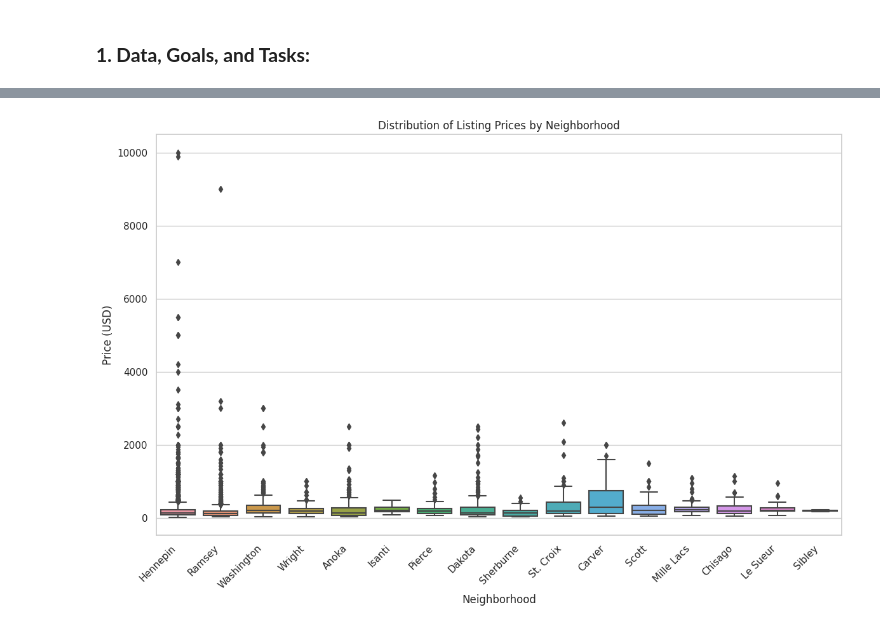
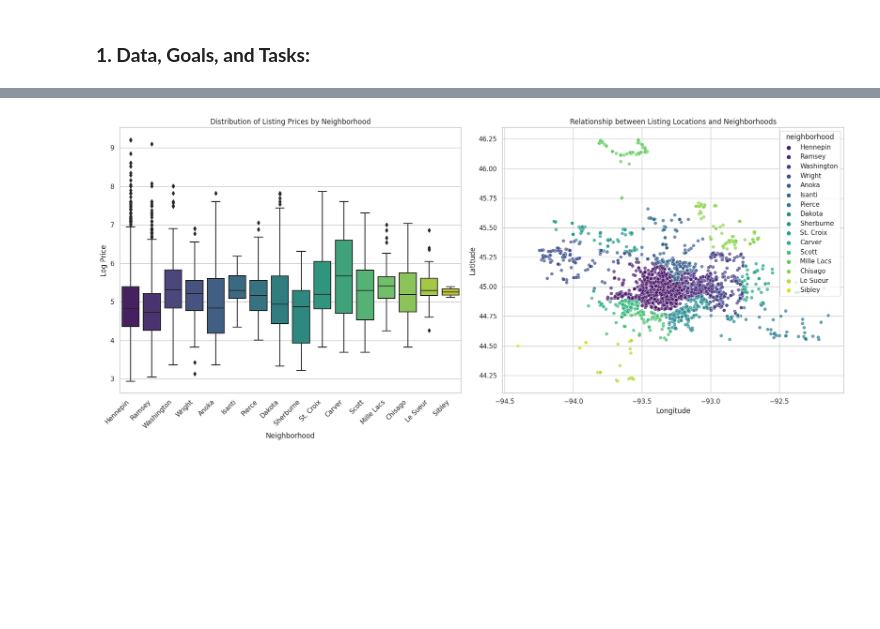
Before and after one commit to CPHughes7/Airbnb, a Jupyter notebook: data-viz-airbnb.ipynb, the cells around one changed output, grey strips where cells are left out. Cells and saved outputs as stored; diff of their text form; code cells hidden in the pictures; blank space fills up the shorter version.

Commit message:
Kaggle Notebook | Data_Viz_Airbnb | Graphs for EDA

```diff
--- a/data-viz-airbnb.ipynb
+++ b/data-viz-airbnb.ipynb
@@ -126,19 +126,36 @@ fig.show()
 # %% [output]
 [interactive output not drawn]
 # %%
-#Task 3 Create a box plot of listing prices by neighborhood
+# Task: Create a box plot of listing prices by neighborhood
 
 # Set the style of seaborn
 sns.set(style="whitegrid")
 
-plt.figure(figsize=(12, 8))
-sns.boxplot(x='neighborhood', y='price', data=df)
+# Get a consistent color palette for neighborhoods
+neighborhood_colors = sns.color_palette('viridis', n_colors=len(df['neighborhood'].unique()))
+
+# Create a figure to accommodate both box plot and scatter plot
+plt.figure(figsize=(18, 8))
+
+# Create a box plot of listing prices by neighborhood
+plt.subplot(1, 2, 1)
+sns.boxplot(x='neighborhood', y='log_price', data=df, palette=neighborhood_colors)
 plt.title('Distribution of Listing Prices by Neighborhood')
 plt.xlabel('Neighborhood')
-plt.ylabel('Price (USD)')
-plt.xticks(rotation=45, ha='right')  # Rotate x-axis labels for better readability
-plt.tight_layout()  # Adjust layout to prevent labels from overlapping
+plt.ylabel('Log Price')
+plt.xticks(rotation=45, ha='right')  # Rotate x-axis labels
+plt.tight_layout()
+
+# Create a scatter plot to show the relationship between listing locations and neighborhoods
+plt.subplot(1, 2, 2)
+scatter = sns.scatterplot(x='longitude', y='latitude', hue='neighborhood', data=df, palette=neighborhood_colors, alpha=0.7)
+plt.title('Relationship between Listing Locations and Neighborhoods')
+plt.xlabel('Longitude')
+plt.ylabel('Latitude')
+
+# Show the plots
+plt.tight_layout()
 plt.show()
 # %% [output]
-[figure, old version]
+[figure, new version]
 # %%
```
Also changed, not shown: parts of 4 cells of this notebook.
